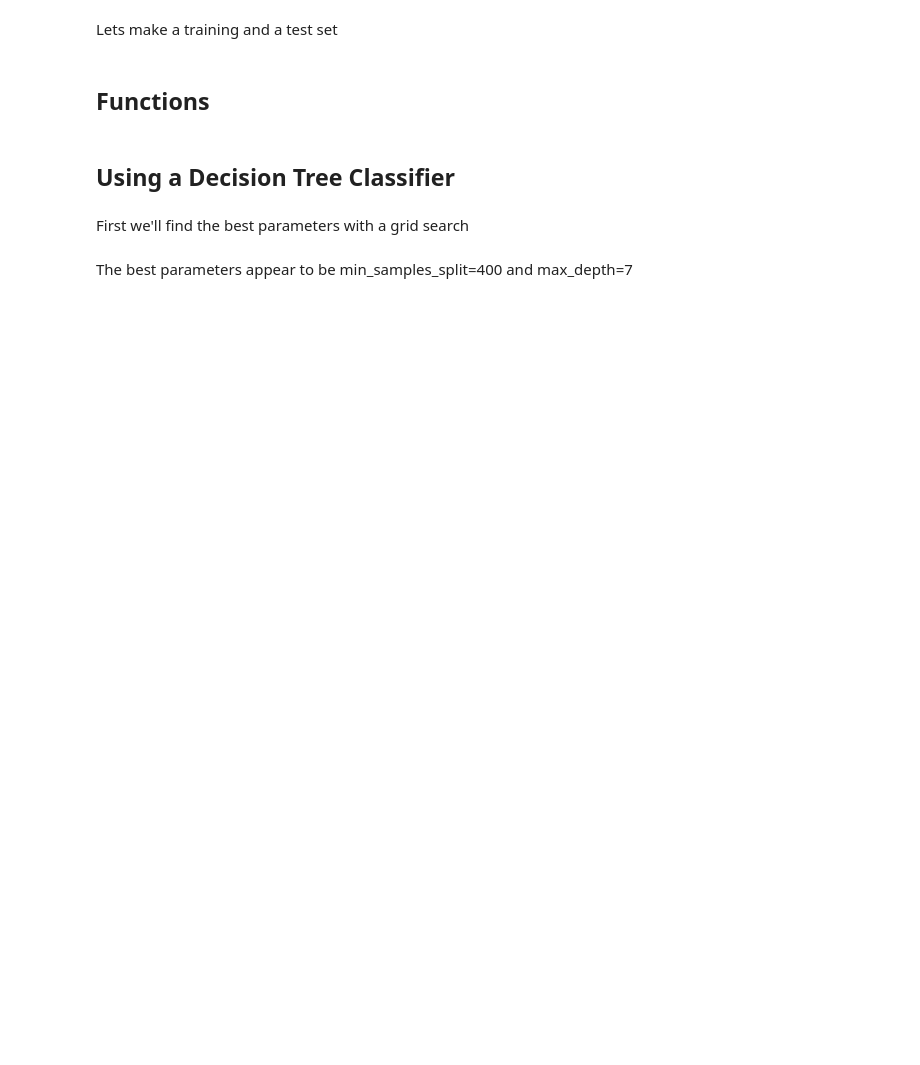
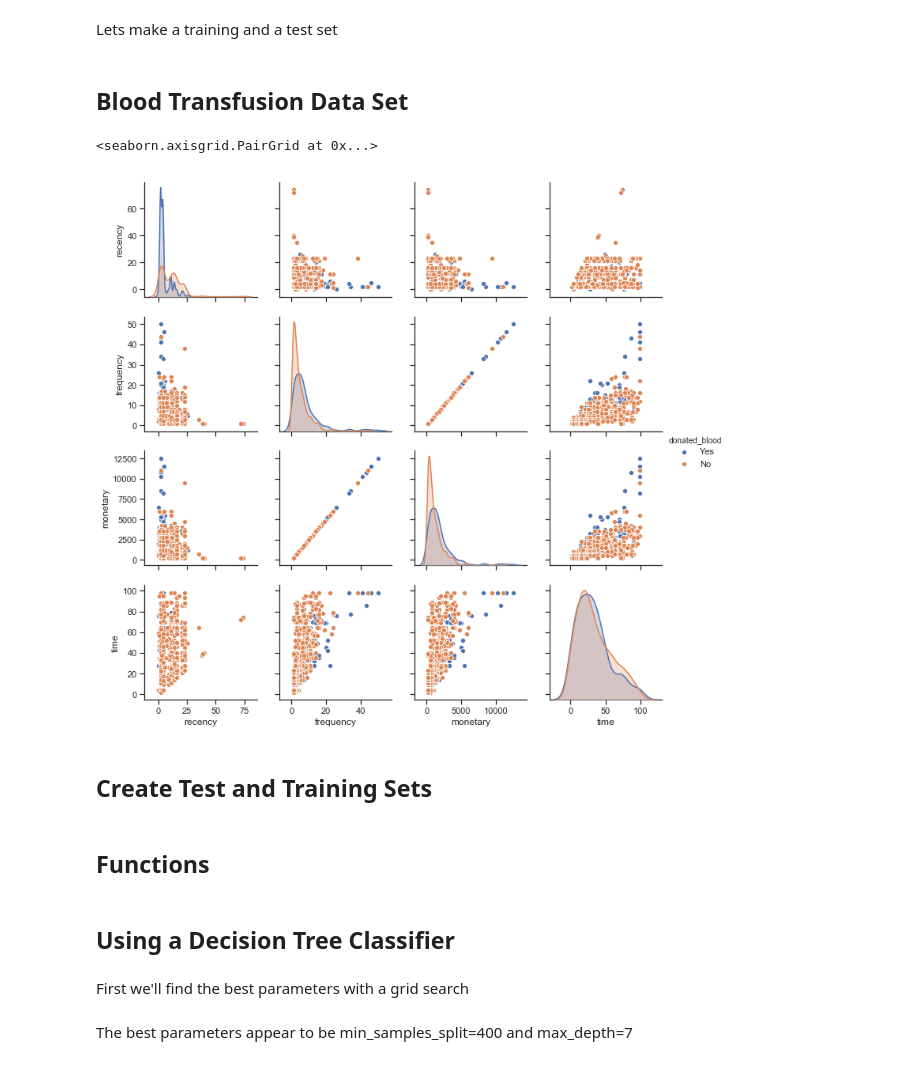
Before and after one commit to JonMcEntee/gatech, a Jupyter notebook: Machine Learning - Assignment 1.ipynb, the cells around one changed output. Saved outputs shown, nothing was run; the diff lists cells and outputs as text; code cells hidden in the pictures; blank space fills up the shorter version.

```diff
--- a/Machine Learning - Assignment 1.ipynb
+++ b/Machine Learning - Assignment 1.ipynb
@@ -57,0 +48,2 @@ abalone_data = abalone_data.assign(**pd.get_dummies(abalone_data.sex)).drop(['se
+# %% [markdown]
+## Blood Transfusion Data Set
@@ -57,0 +53,6 @@ abalone_data = abalone_data.assign(**pd.get_dummies(abalone_data.sex)).drop(['se
+# %%
+sns.set(style='ticks')
+sns.pairplot(blood_data, hue='donated_blood')
+# %% [output]
+<seaborn.axisgrid.PairGrid at 0x...>
+[figure, added]
@@ -58 +62,3 @@ abalone_data = abalone_data.assign(**pd.get_dummies(abalone_data.sex)).drop(['se
+# %% [markdown]
+## Create Test and Training Sets
 # %%
```
Also changed, not shown: parts of 24 cells of this notebook.
